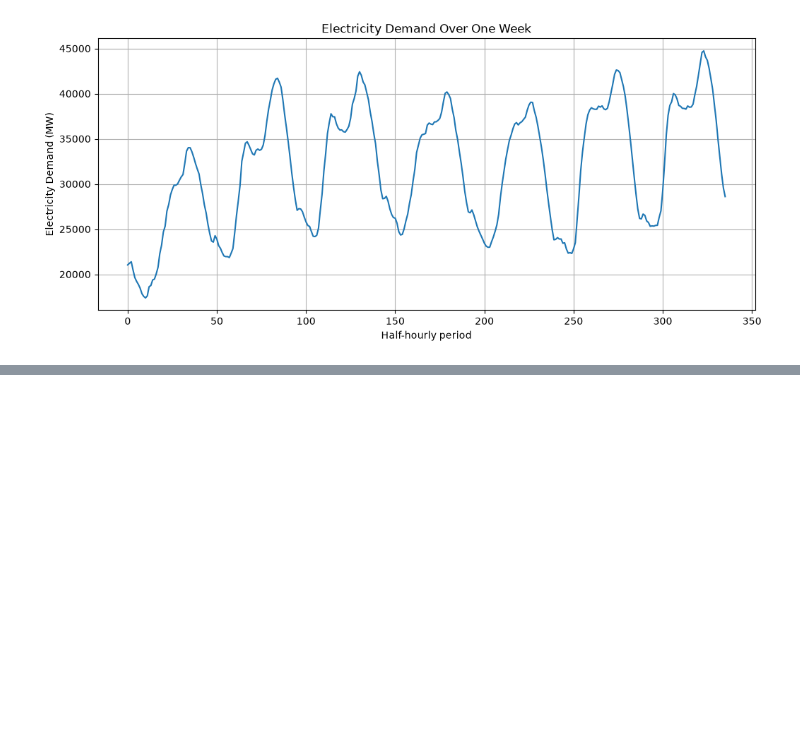
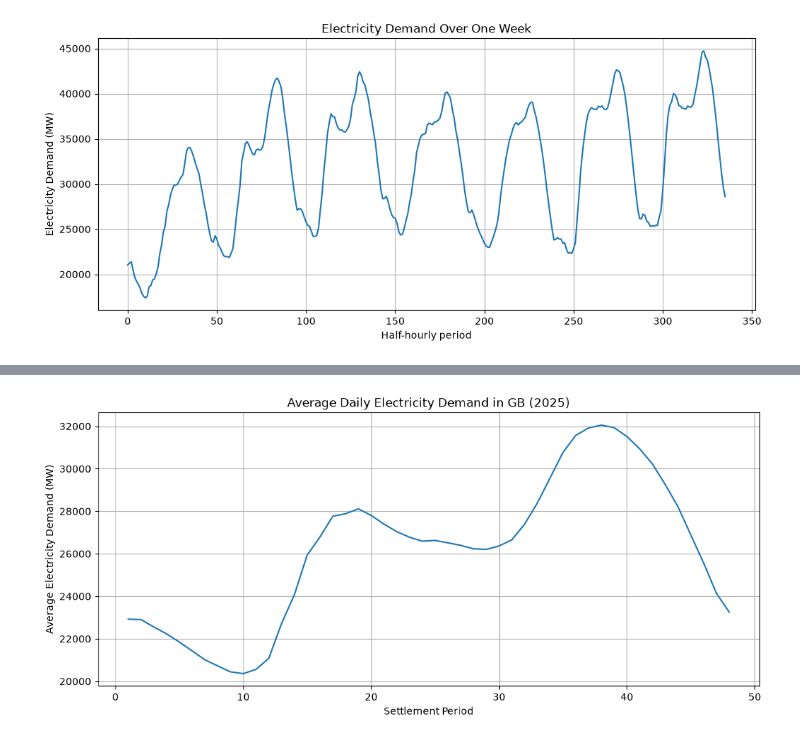
Before and after one commit to godgoku123/energy-forecasting, a Jupyter notebook: 01_data_exploration.ipynb, the cells around one changed output, grey strips where cells are left out. Cells and saved outputs as stored; diff of their text form; code cells hidden in the pictures; blank space fills up the shorter version.

Commit message:
Add daily electricity demand visualisation

```diff
--- a/01_data_exploration.ipynb
+++ b/01_data_exploration.ipynb
@@ -62,0 +126,4 @@ plt.show()
+# %%
+df["DEMAND_DIFFERENCE"] = df["TSD"] - df["ND"]
+
+df["DEMAND_DIFFERENCE"].describe()
@@ -62,0 +140,4 @@ plt.show()
+# %%
+#calculating average for ND by the SETTLEMENT_PERIOD
+average_demand = df.groupby("SETTLEMENT_PERIOD")["ND"].mean()
+average_demand.head(55)
@@ -62,0 +162,18 @@ plt.show()
+# %%
+#focus on the 48 normal settlement periods
+average_demand = average_demand.loc[1:48]
+
+plt.figure(figsize=(12,5))
+
+plt.plot(average_demand.index, average_demand.values)
+
+plt.xlabel("Settlement Period")
+plt.ylabel("Average Electricity Demand (MW)")
+plt.title("Average Daily Electricity Demand in GB (2025)")
+
+#SETTLEMENT PERIODS FOR CORRESPONDING TIME: 0 = 00:00, 10 = 05:00, 20 = 10:00, 30 = 15:00, 40 = 20:00, 48 = 00:00
+
+plt.grid(True)
+plt.show()
+# %% [output]
+[figure, added]
```
Also changed, not shown: parts of 11 cells of this notebook.
